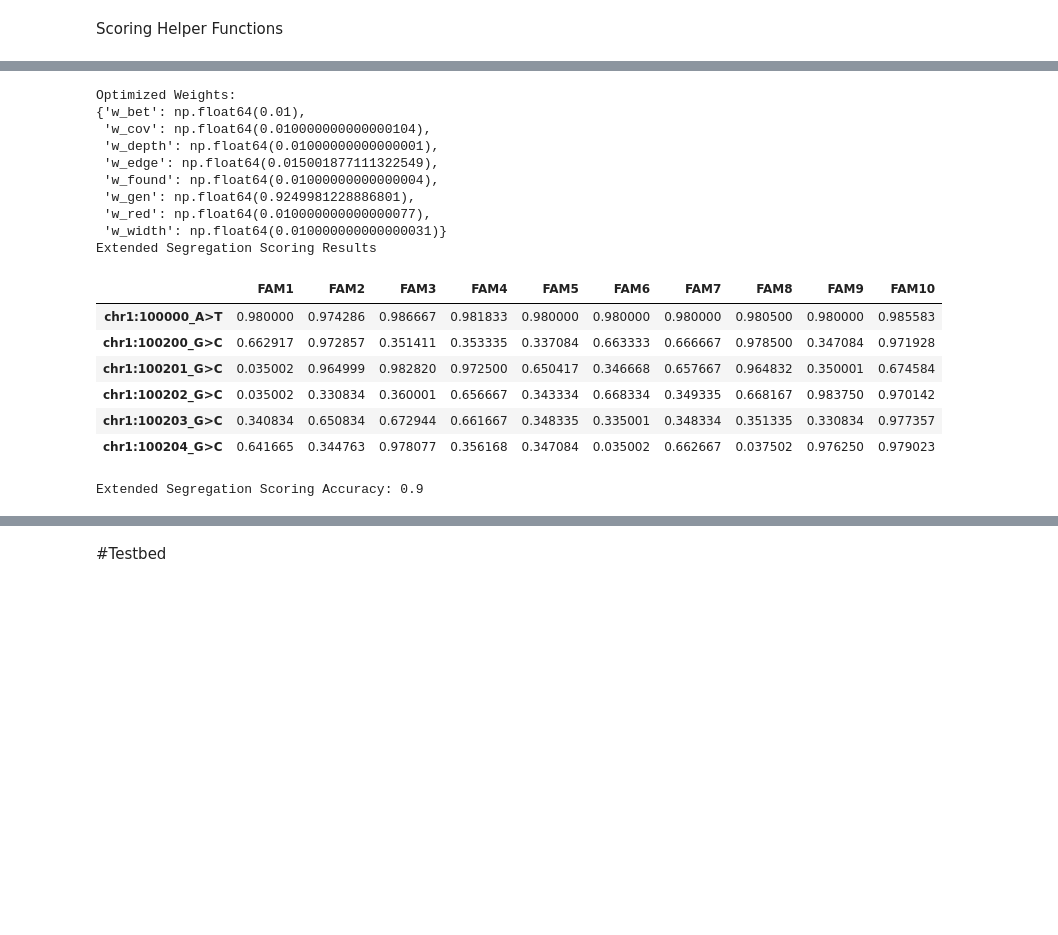
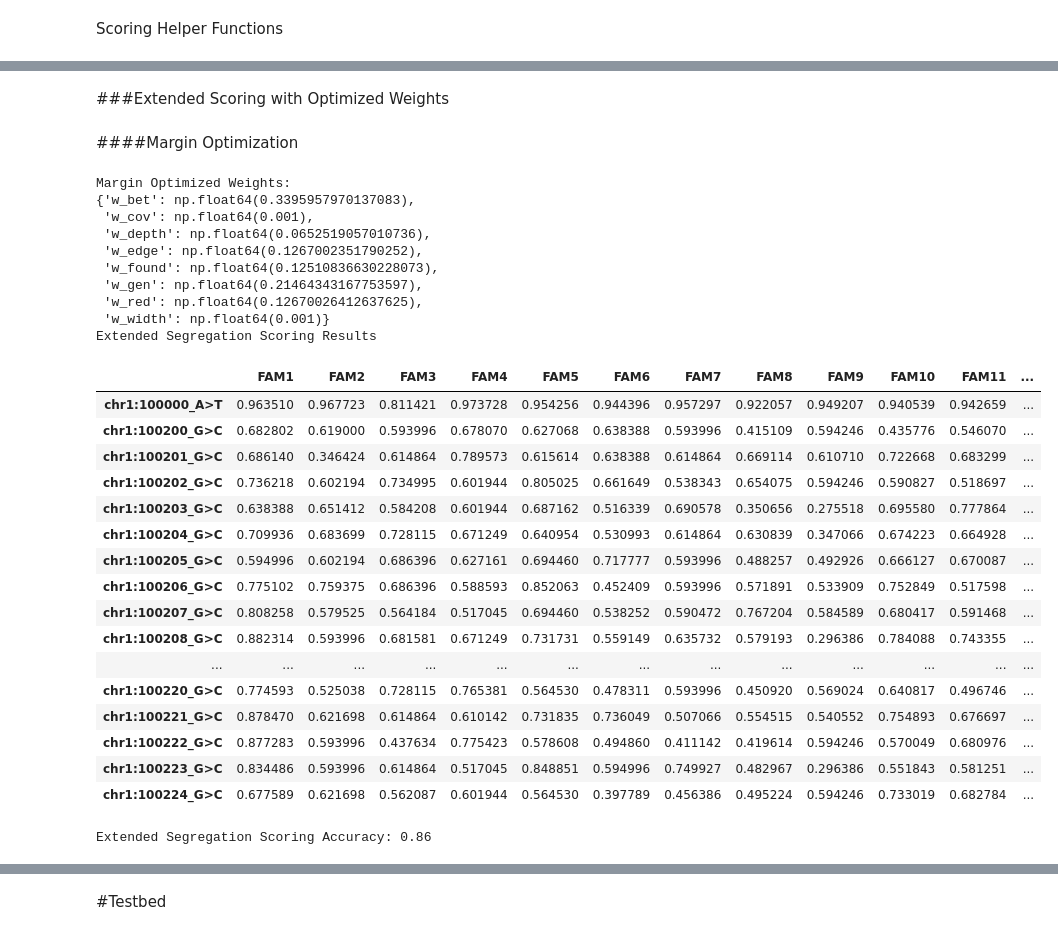
Before and after one commit to taylorngt/PedNet, a Jupyter notebook: SegregationScoring.ipynb, the cells around one changed output, grey strips where cells are left out. Saved outputs shown, nothing was run; the diff lists cells and outputs as text; code cells hidden in the pictures; blank space fills up the shorter version.

```diff
--- a/SegregationScoring.ipynb
+++ b/SegregationScoring.ipynb
@@ -438,13 +876,13 @@ G_ar = construct_pedigree_graph(DF_ar)
 vars_AD = simulate_variant_table(G_ad, 'AD')
 vars_AR = simulate_variant_table(G_ar, 'AR')
 # %%
-AD_Fam_Data = pedigree_group_generator(pedigree_count= 10,
+AD_Fam_Data = pedigree_group_generator(pedigree_count= 100,
                                        mode= 'AD',
                                        max_children= 3,
                                        generation_count= 3,
-                                       n_bg= 5)
-AR_Fam_Data = pedigree_group_generator(pedigree_count= 10,
+                                       n_bg= 25)
+AR_Fam_Data = pedigree_group_generator(pedigree_count= 100,
                                        mode= 'AR',
                                        max_children= 3,
                                        generation_count= 3,
-                                       n_bg= 5)
+                                       n_bg= 25)
@@ -1158,11 +1180,9 @@ def segregation_network_score(G, gt, mode, Scoring_Method= 'Original', weights={
 
     # carrier betweenness
     cb = carrier_betweenness(G, gt)
-    bet_score = cb
-    # if cb:
-    #     bet_score= cb if mode=='AR' else 1-cb
-    # else:
-    #     bet_score= 0 if mode=='AR' else 1
+    cb = max(0,min(1,cb))
+    bet_score= cb if mode=='AR' else 1-cb
+
 
     score = (weights['w_edge'] * edge_score) + (weights['w_gen'] * gen_score) + (weights['w_bet'] * bet_score)
 
@@ -1401,29 +1637,43 @@ Original Segregation Scoring Accuracy: 0.4
+# %% [markdown]
+###Extended Scoring with Optimized Weights
+# %% [markdown]
+####Margin Optimization
 # %%
 segregation_scoring_wrapper(Multi_Ped_Dict= AD_Fam_Data,
                             Scoring_Method= 'Extended',
-                            weights= 'Optimize',
+                            Optimization_Method= 'Margin',
                             Verbose= True,
                             Known_Linked_Var= 'chr1:100000_A>T',
                             Known_Mode= 'AD')
 # %% [output]
-Optimized Weights:
-{'w_bet': np.float64(0.01),
- 'w_cov': np.float64(0.010000000000000104),
- 'w_depth': np.float64(0.01000000000000001),
- 'w_edge': np.float64(0.015001877111322549),
- 'w_found': np.float64(0.01000000000000004),
- 'w_gen': np.float64(0.9249981228886801),
- 'w_red': np.float64(0.010000000000000077),
- 'w_width': np.float64(0.010000000000000031)}
+Margin Optimized Weights:
+{'w_bet': np.float64(0.3395957970137083),
+ 'w_cov': np.float64(0.001),
+ 'w_depth': np.float64(0.0652519057010736),
+ 'w_edge': np.float64(0.1267002351790252),
+ 'w_found': np.float64(0.12510836630228073),
+ 'w_gen': np.float64(0.21464343167753597),
+ 'w_red': np.float64(0.12670026412637625),
+ 'w_width': np.float64(0.001)}
 Extended Segregation Scoring Results
-|  | FAM1 | FAM2 | FAM3 | FAM4 | FAM5 | FAM6 | FAM7 | FAM8 | FAM9 | FAM10 |
-| chr1:100000_A>T | 0.980000 | 0.974286 | 0.986667 | 0.981833 | 0.980000 | 0.980000 | 0.980000 | 0.980500 | 0.980000 | 0.985583 |
-| chr1:100200_G>C | 0.662917 | 0.972857 | 0.351411 | 0.353335 | 0.337084 | 0.663333 | 0.666667 | 0.978500 | 0.347084 | 0.971928 |
-| chr1:100201_G>C | 0.035002 | 0.964999 | 0.982820 | 0.972500 | 0.650417 | 0.346668 | 0.657667 | 0.964832 | 0.350001 | 0.674584 |
-| chr1:100202_G>C | 0.035002 | 0.330834 | 0.360001 | 0.656667 | 0.343334 | 0.668334 | 0.349335 | 0.668167 | 0.983750 | 0.970142 |
-| chr1:100203_G>C | 0.340834 | 0.650834 | 0.672944 | 0.661667 | 0.348335 | 0.335001 | 0.348334 | 0.351335 | 0.330834 | 0.977357 |
-| chr1:100204_G>C | 0.641665 | 0.344763 | 0.978077 | 0.356168 | 0.347084 | 0.035002 | 0.662667 | 0.037502 | 0.976250 | 0.979023 |
+|  | FAM1 | FAM2 | FAM3 | FAM4 | FAM5 | FAM6 | FAM7 | FAM8 | FAM9 | FAM10 | FAM11 | ... |
+| chr1:100000_A>T | 0.963510 | 0.967723 | 0.811421 | 0.973728 | 0.954256 | 0.944396 | 0.957297 | 0.922057 | 0.949207 | 0.940539 | 0.942659 | ... |
+| chr1:100200_G>C | 0.682802 | 0.619000 | 0.593996 | 0.678070 | 0.627068 | 0.638388 | 0.593996 | 0.415109 | 0.594246 | 0.435776 | 0.546070 | ... |
+| chr1:100201_G>C | 0.686140 | 0.346424 | 0.614864 | 0.789573 | 0.615614 | 0.638388 | 0.614864 | 0.669114 | 0.610710 | 0.722668 | 0.683299 | ... |
+| chr1:100202_G>C | 0.736218 | 0.602194 | 0.734995 | 0.601944 | 0.805025 | 0.661649 | 0.538343 | 0.654075 | 0.594246 | 0.590827 | 0.518697 | ... |
+| chr1:100203_G>C | 0.638388 | 0.651412 | 0.584208 | 0.601944 | 0.687162 | 0.516339 | 0.690578 | 0.350656 | 0.275518 | 0.695580 | 0.777864 | ... |
+| chr1:100204_G>C | 0.709936 | 0.683699 | 0.728115 | 0.671249 | 0.640954 | 0.530993 | 0.614864 | 0.630839 | 0.347066 | 0.674223 | 0.664928 | ... |
+| chr1:100205_G>C | 0.594996 | 0.602194 | 0.686396 | 0.627161 | 0.694460 | 0.717777 | 0.593996 | 0.488257 | 0.492926 | 0.666127 | 0.670087 | ... |
+| chr1:100206_G>C | 0.775102 | 0.759375 | 0.686396 | 0.588593 | 0.852063 | 0.452409 | 0.593996 | 0.571891 | 0.533909 | 0.752849 | 0.517598 | ... |
+| chr1:100207_G>C | 0.808258 | 0.579525 | 0.564184 | 0.517045 | 0.694460 | 0.538252 | 0.590472 | 0.767204 | 0.584589 | 0.680417 | 0.591468 | ... |
+| chr1:100208_G>C | 0.882314 | 0.593996 | 0.681581 | 0.671249 | 0.731731 | 0.559149 | 0.635732 | 0.579193 | 0.296386 | 0.784088 | 0.743355 | ... |
+| ... | ... | ... | ... | ... | ... | ... | ... | ... | ... | ... | ... | ... |
+| chr1:100220_G>C | 0.774593 | 0.525038 | 0.728115 | 0.765381 | 0.564530 | 0.478311 | 0.593996 | 0.450920 | 0.569024 | 0.640817 | 0.496746 | ... |
+| chr1:100221_G>C | 0.878470 | 0.621698 | 0.614864 | 0.610142 | 0.731835 | 0.736049 | 0.507066 | 0.554515 | 0.540552 | 0.754893 | 0.676697 | ... |
+| chr1:100222_G>C | 0.877283 | 0.593996 | 0.437634 | 0.775423 | 0.578608 | 0.494860 | 0.411142 | 0.419614 | 0.594246 | 0.570049 | 0.680976 | ... |
+| chr1:100223_G>C | 0.834486 | 0.593996 | 0.614864 | 0.517045 | 0.848851 | 0.594996 | 0.749927 | 0.482967 | 0.296386 | 0.551843 | 0.581251 | ... |
+| chr1:100224_G>C | 0.677589 | 0.621698 | 0.562087 | 0.601944 | 0.564530 | 0.397789 | 0.456386 | 0.495224 | 0.594246 | 0.733019 | 0.682784 | ... |
-Extended Segregation Scoring Accuracy: 0.9
+Extended Segregation Scoring Accuracy: 0.86
 # %%
 segregation_scoring_wrapper(Multi_Ped_Dict= AR_Fam_Data,
                             Scoring_Method= 'Extended',
```
Also changed, not shown: parts of 42 cells of this notebook.
